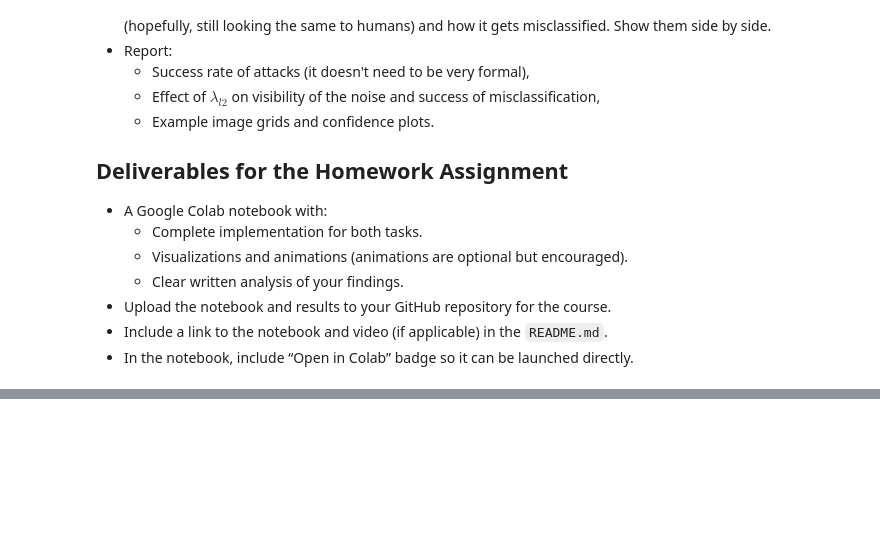
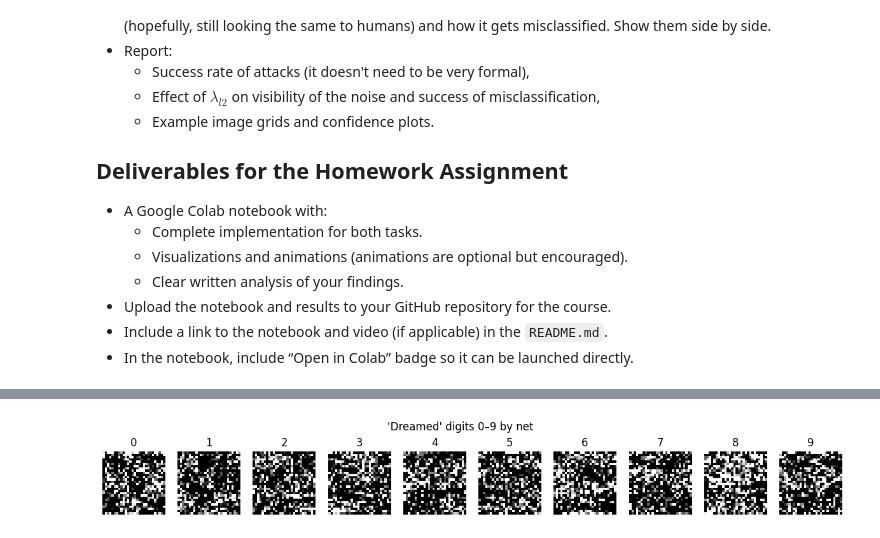
Before and after one commit to MichalSlowakiewicz/Machine-Learning, a Jupyter notebook: Homework10.ipynb, the cells around one changed output, grey strips where cells are left out. Saved outputs shown, nothing was run; the diff lists cells and outputs as text; code cells hidden in the pictures; blank space fills up the shorter version.

```diff
--- a/Homework10.ipynb
+++ b/Homework10.ipynb
@@ -58,11 +36,28 @@ import torch.nn.functional as F
 class LeNet5(torch.nn.Module):
     def __init__(self):
         super().__init__()
+        self.relu = torch.nn.ReLU()
+        self.conv1 = torch.nn.Conv2d(kernel_size = 5, in_channels = 1, out_channels = 6)
+        self.conv2 = torch.nn.Conv2d(kernel_size = 5, in_channels = 6, out_channels = 16)
+        self.conv3 = torch.nn.Conv2d(kernel_size = 4, in_channels = 16, out_channels = 120)
+        self.pool = nn.AvgPool2d(kernel_size = 2, stride=2)
+        self.flatten = torch.nn.Flatten()
+        self.linear1 = torch.nn.Linear(120, 84)
+        self.linear2 = torch.nn.Linear(84, 10)
 
         # TODO: add missing layers
+
         self.dropout = torch.nn.Dropout(0.05)
 
     def forward(self, x):
+        x = self.relu(self.conv1(x))
+        x = self.pool(x)
+        x = self.relu(self.conv2(x))
+        x = self.pool(x)
+        x = self.relu(self.conv3(x))
+        x = x.squeeze(-1).squeeze(-1)
+        x = F.relu(self.linear1(x))
+        x = self.linear2(x)
 
         # TODO: add missing processing
 
@@ -222,3 +199,54 @@ Tune the $\lambda_{l2}$ to find the best range.
 - Upload the notebook and results to your GitHub repository for the course.
 - Include a link to the notebook and video (if applicable) in the `README.md`.
 - In the notebook, include “Open in Colab” badge so it can be launched directly.
+# %%
+### TASK 1.1
+
+import torch
+import torch.nn.functional as F
+import matplotlib.pyplot as plt
+
+# setting up network
+net.eval()
+
+# gaussian noise as input
+dreamed_inputs = torch.randn((10, 1, 28, 28), device=device, requires_grad=True)
+
+# setting target classes for images: i-th image -> i-th number
+target_classes = torch.arange(10, device=device)
+
+# optimizer for input
+optimizer = torch.optim.Adam([dreamed_inputs], lr=0.01)
+
+# "dreaming" procedure; optimizing random gaussian input images
+for step in range(3000):
+
+    # freezing weights of the net
+    optimizer.zero_grad()
+
+    # defining loss function and optimizing
+    logits = net(dreamed_inputs)
+    loss = F.cross_entropy(logits, target_classes)
+    loss.backward()
+    optimizer.step()
+
+    # displaying values of loss function and probabilities that i-th image is i-th digit
+    if step % 50 == 0 or step == 2999:
+        with torch.no_grad():
+            probs = F.softmax(logits, dim=1)
+            max_probs = probs.gather(1, target_classes.view(-1,1))
+            print(f"Step {step}, Loss: {loss.item():.4f}, Confidence: {[round(p.item(), 3) for p in max_probs]}")
+
+# preparing for vizualization
+dreamed_images_vis = dreamed_inputs.detach().cpu().clone()
+dreamed_images_vis = dreamed_images_vis.clamp(0, 1)
+
+# vizualization of "dreamed" digits by the net
+fig, axs = plt.subplots(1, 10, figsize=(15, 2))
+for i in range(10):
+    axs[i].imshow(dreamed_images_vis[i][0], cmap='gray')
+    axs[i].axis('off')
+    axs[i].set_title(str(i))
+plt.suptitle("'Dreamed' digits 0–9 by net")
+plt.show()
+# %% [output]
@@ -224,0 +270 @@ Tune the $\lambda_{l2}$ to find the best range.
+[figure, added]
```
Also changed, not shown: parts of 12 cells of this notebook.
